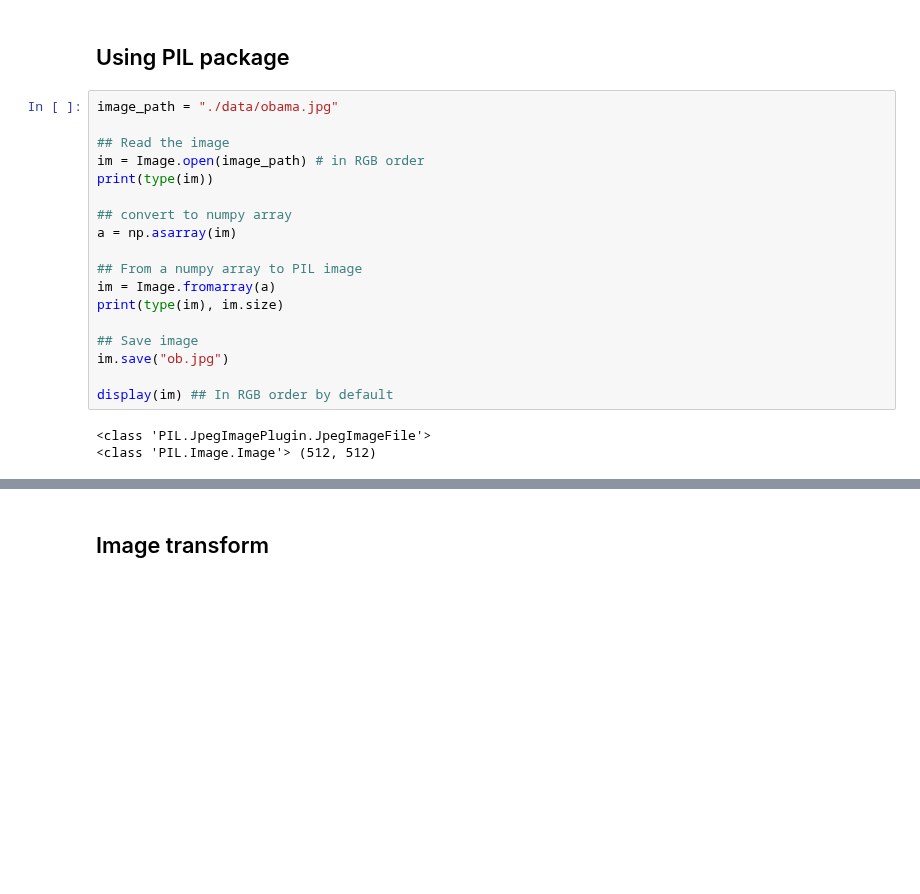
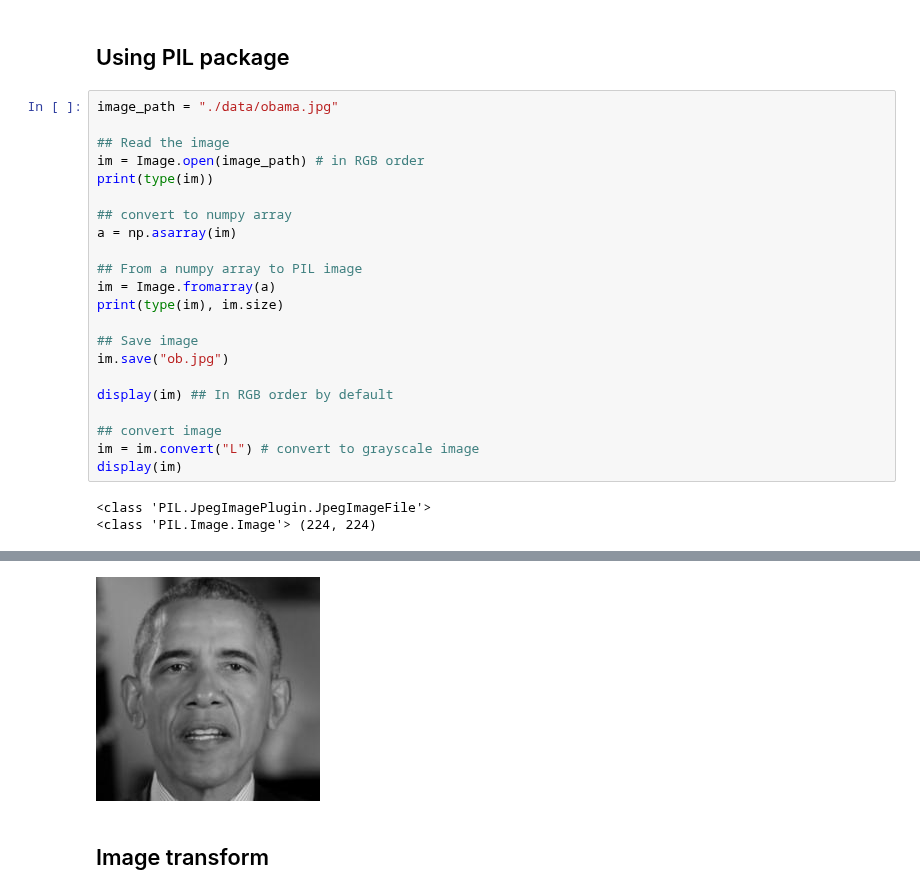
Before and after one commit to zhanghm1995/programming-learning-examples, a Jupyter notebook: Python_learning/image_utils/image_utils.ipynb, the cells around one changed output, grey strips where cells are left out. Saved outputs shown, nothing was run; the diff lists cells and outputs as text; blank space fills up the shorter version.

```diff
--- a/Python_learning/image_utils/image_utils.ipynb
+++ b/Python_learning/image_utils/image_utils.ipynb
@@ -9,25 +9,30 @@ import numpy as np
 # %%
 image_path = "./data/obama.jpg"
 
 ## Read the image
 im = Image.open(image_path) # in RGB order
 print(type(im))
 
 ## convert to numpy array
 a = np.asarray(im)
 
 ## From a numpy array to PIL image
 im = Image.fromarray(a)
 print(type(im), im.size)
 
 ## Save image
 im.save("ob.jpg")
 
 display(im) ## In RGB order by default
+
+## convert image
+im = im.convert("L") # convert to grayscale image
+display(im)
 # %% [output]
 <class 'PIL.JpegImagePlugin.JpegImageFile'>
-<class 'PIL.Image.Image'> (512, 512)
+<class 'PIL.Image.Image'> (224, 224)
 [figure]
+[figure, added]
 # %% [markdown]
 ## Image transform
 # %%
```
Also changed, not shown: 6 other files.
